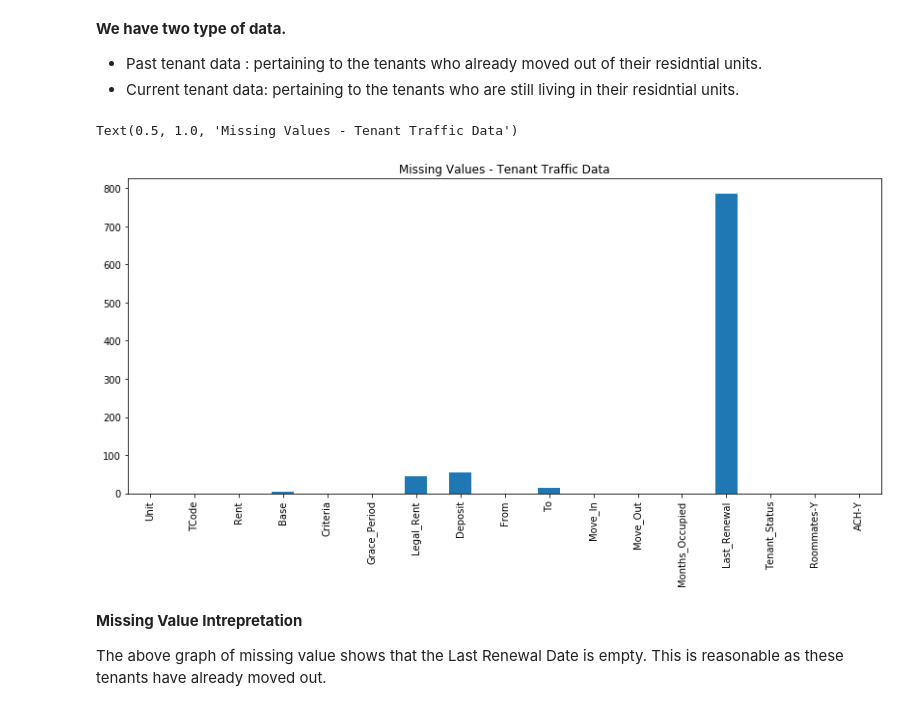
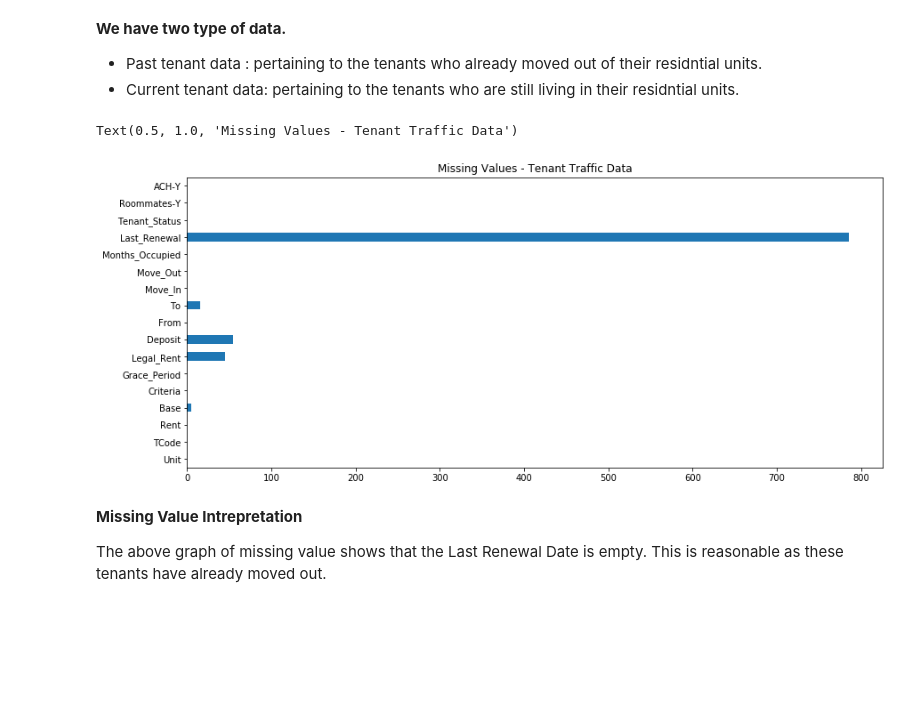
Before and after one commit to kraja27/TeantChurnModel, a Jupyter notebook: code/Capstone_Modeling.ipynb, the cells around one changed output. Cells and saved outputs as stored; diff of their text form; code cells hidden in the pictures; blank space fills up the shorter version.

```diff
--- a/code/Capstone_Modeling.ipynb
+++ b/code/Capstone_Modeling.ipynb
@@ -196,11 +155,11 @@ __We have two type of data.__
 # %%
 #Creating a Bar chart for the missing values
 plt.figure(figsize = (14, 6))
-df_past.isnull().sum().plot(kind='bar');
+df_past.isnull().sum().plot(kind='barh');
 plt.title('Missing Values - Tenant Traffic Data')
 # %% [output]
 Text(0.5, 1.0, 'Missing Values - Tenant Traffic Data')
-[figure, old version]
+[figure, new version]
 # %% [markdown]
 __Missing Value Intrepretation__
 
```
Also changed, not shown: parts of 48 cells of this notebook, 4 other files.
